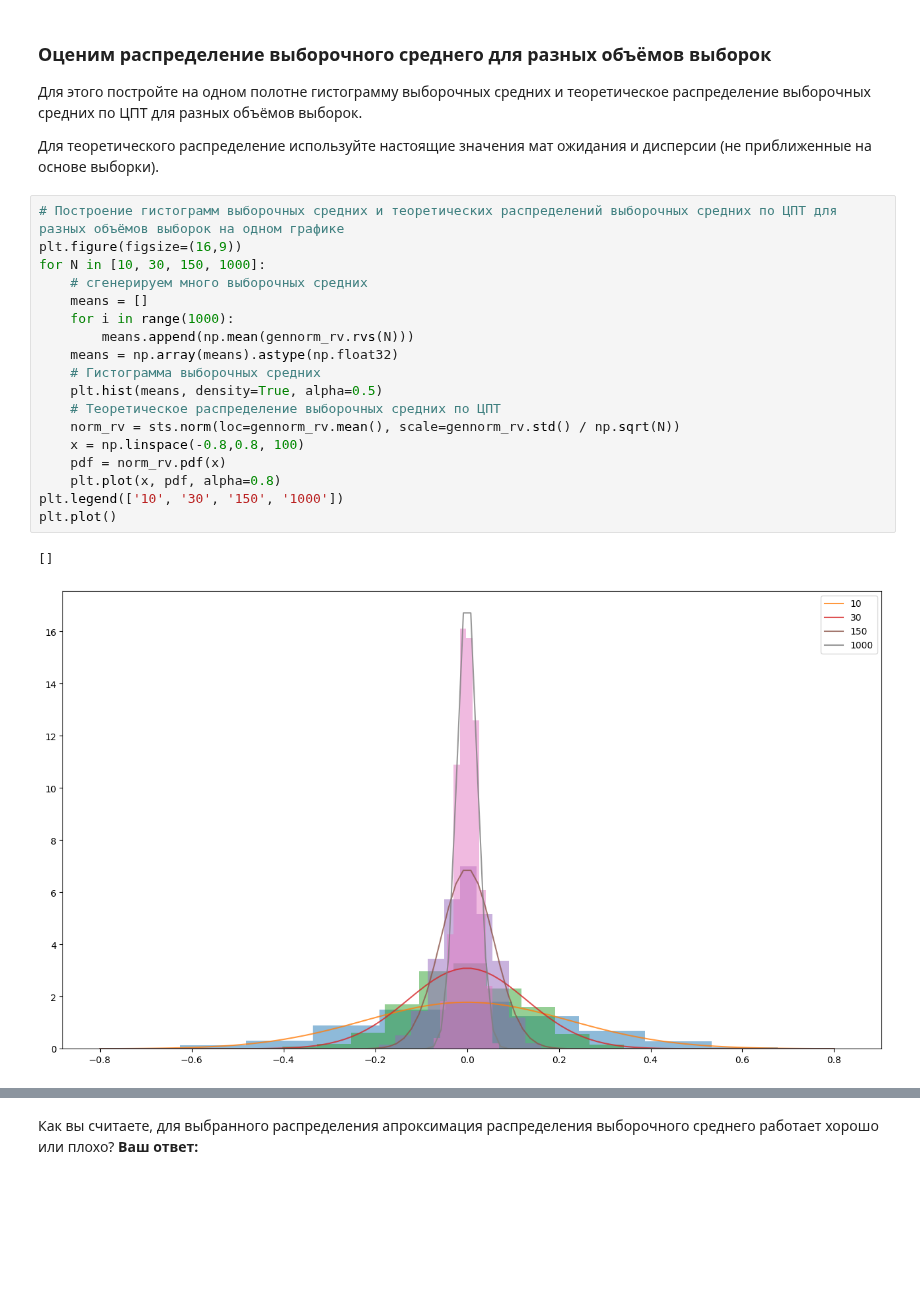
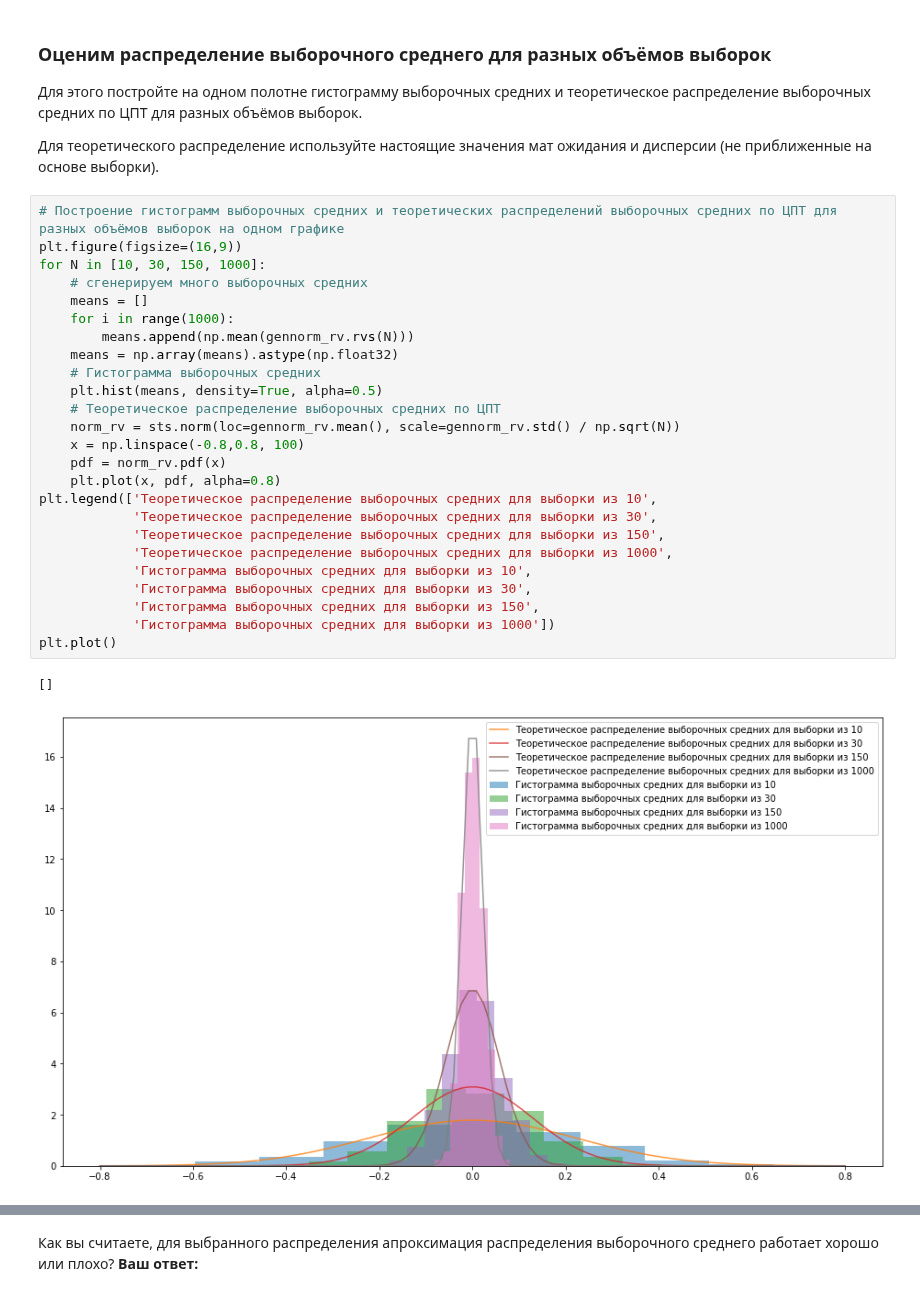
Before and after one commit to Denis-R-V/Homeworks, a Jupyter notebook: Part_2/Task_2.ipynb, the cells around one changed output, grey strips where cells are left out. Saved outputs shown, nothing was run; the diff lists cells and outputs as text; blank space fills up the shorter version.

```diff
--- a/Part_2/Task_2.ipynb
+++ b/Part_2/Task_2.ipynb
@@ -81,24 +79,31 @@ print(sample_var)
 # %%
 # Построение гистограмм выборочных средних и теоретических распределений выборочных средних по ЦПТ для разных объёмов выборок на одном графике
 plt.figure(figsize=(16,9))
 for N in [10, 30, 150, 1000]:
     # сгенерируем много выборочных средних
     means = []
     for i in range(1000):
         means.append(np.mean(gennorm_rv.rvs(N)))
     means = np.array(means).astype(np.float32)
     # Гистограмма выборочных средних
     plt.hist(means, density=True, alpha=0.5)
     # Теоретическое распределение выборочных средних по ЦПТ
     norm_rv = sts.norm(loc=gennorm_rv.mean(), scale=gennorm_rv.std() / np.sqrt(N))
     x = np.linspace(-0.8,0.8, 100)
     pdf = norm_rv.pdf(x)
     plt.plot(x, pdf, alpha=0.8)
-plt.legend(['10', '30', '150', '1000'])
+plt.legend(['Теоретическое распределение выборочных средних для выборки из 10',
+            'Теоретическое распределение выборочных средних для выборки из 30',
+            'Теоретическое распределение выборочных средних для выборки из 150',
+            'Теоретическое распределение выборочных средних для выборки из 1000',
+            'Гистограмма выборочных средних для выборки из 10',
+            'Гистограмма выборочных средних для выборки из 30',
+            'Гистограмма выборочных средних для выборки из 150',
+            'Гистограмма выборочных средних для выборки из 1000'])
 plt.plot()
 # %% [output]
 []
-[figure, old version]
+[figure, new version]
 # %%
 # Построение гистограмм выборочных средних и теоретических распределений выборочных средних по ЦПТ для разных объёмов выборок на разных графиках
 size_sample = [10, 30, 150, 1000]
```
Also changed, not shown: parts of 16 cells of this notebook.
